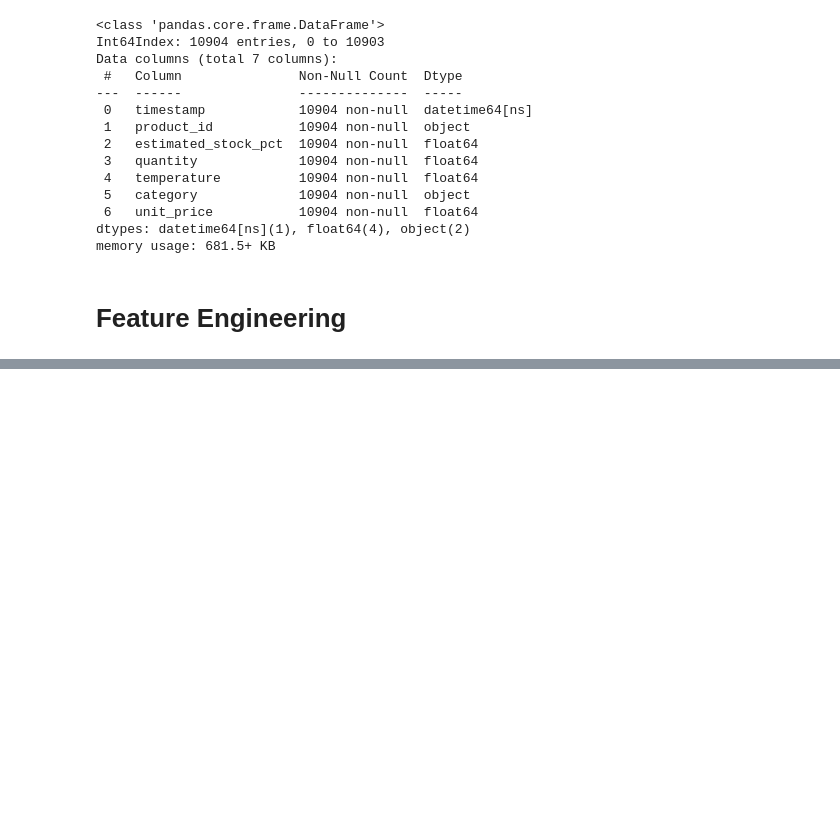
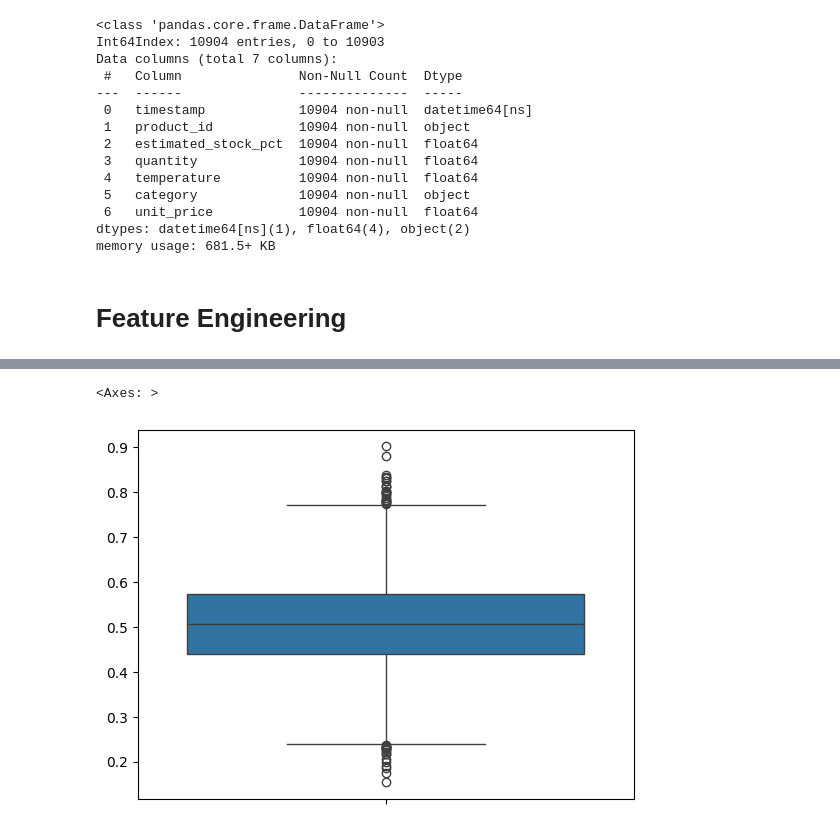
Before and after one commit to sujataprasad01/Cognizant-AI-Program-Project2, a Jupyter notebook: Model_Building&Interpretation.ipynb, the cells around one changed output, grey strips where cells are left out. Saved outputs shown, nothing was run; the diff lists cells and outputs as text; code cells hidden in the pictures; blank space fills up the shorter version.

```diff
--- a/Model_Building&Interpretation.ipynb
+++ b/Model_Building&Interpretation.ipynb
@@ -417,0 +636,5 @@ memory usage: 681.5+ KB
+# %%
+sns.boxplot(y_pred)
+# %% [output]
+<Axes: >
+[figure, added]
```
Also changed, not shown: parts of 44 cells of this notebook.
